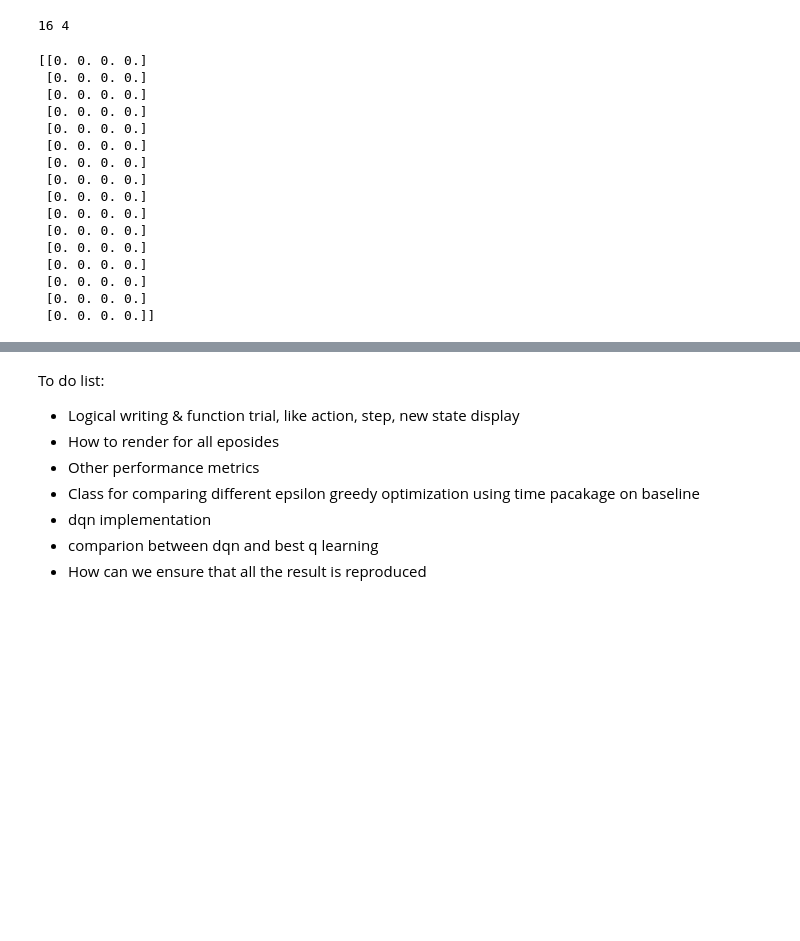
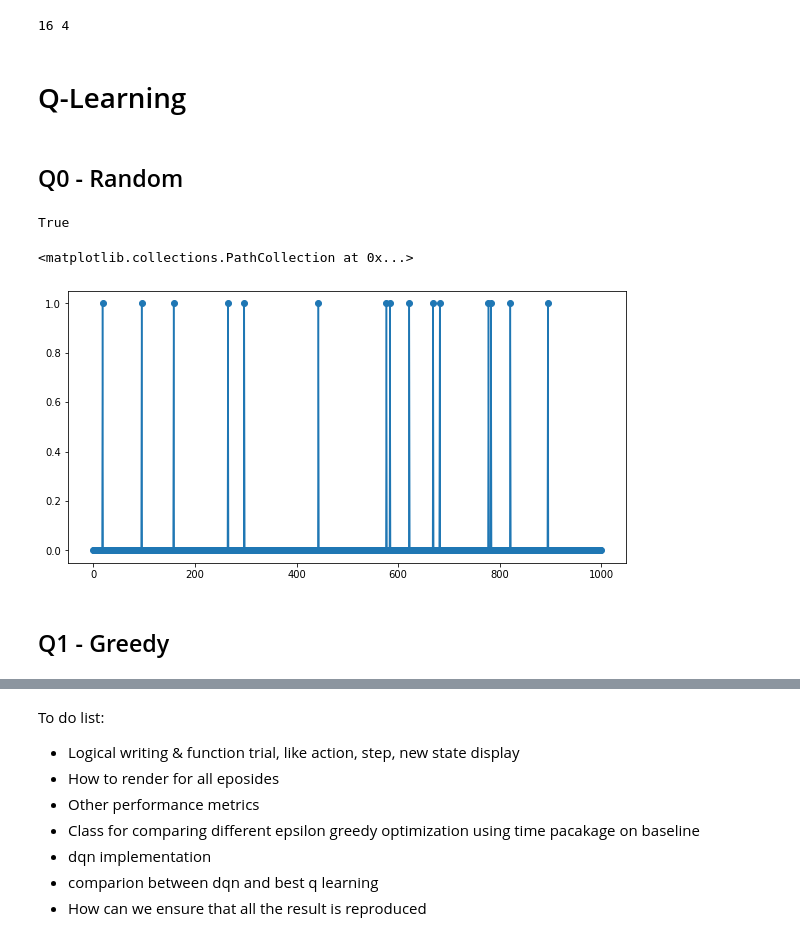
Before and after one commit to yanmingl/RL-Frozen-Leak, a Jupyter notebook: Frozen_Lake.ipynb, the cells around one changed output, grey strips where cells are left out. Saved outputs shown, nothing was run; the diff lists cells and outputs as text; code cells hidden in the pictures; blank space fills up the shorter version.

Commit message:
Q learning - Q0, Q1, Q2, Q3

```diff
--- a/Frozen_Lake.ipynb
+++ b/Frozen_Lake.ipynb
@@ -39,24 +45,51 @@ print(n_ob, n_act)
 # env.render()
 # %% [output]
 16 4
-# %%
-q = np.zeros((n_ob, n_act))
-print(q)
-# %% [output]
-[[0. 0. 0. 0.]
- [0. 0. 0. 0.]
- [0. 0. 0. 0.]
- [0. 0. 0. 0.]
- [0. 0. 0. 0.]
- [0. 0. 0. 0.]
- [0. 0. 0. 0.]
- [0. 0. 0. 0.]
- [0. 0. 0. 0.]
- [0. 0. 0. 0.]
- [0. 0. 0. 0.]
- [0. 0. 0. 0.]
- [0. 0. 0. 0.]
- [0. 0. 0. 0.]
- [0. 0. 0. 0.]
- [0. 0. 0. 0.]]
+# %% [markdown]
+# Q-Learning
+# %% [markdown]
+## Q0 - Random
+# %%
+plt.rcParams["figure.figsize"] = (10,5)
+plt.rcParams.update({'font.size': 10})
+# %%
+# Initialize Q-table
+q = np.zeros((n_ob, n_act))
+
+# Parameters
+n_eps = 1000
+alpha = .5
+lambda_ = .9
+n0_success = 0
+result = []
+result_arr_0 = []
+
+# Training - Update Q values
+for eps in range(n_eps):
+  s = env.reset()
+  done = False
+  result.append('Failure')
+  result_arr_0.append(0)
+
+  while not done:
+
+    a = env.action_space.sample()
+
+    n_s, reward, done, info = env.step(a)
+
+    if reward:
+      n0_success += 1
+      result[-1] = 'Success'
+      result_arr_0[-1] = reward
+      break
+# %%
+plt.plot(result_arr_0)
+print(np.sum(result_arr_0) == n0_success)
+plt.scatter(range(n_eps),result_arr_0)
+# %% [output]
+True
+<matplotlib.collections.PathCollection at 0x...>
+[figure, added]
+# %% [markdown]
+## Q1 - Greedy
 # %%
```
Also changed, not shown: parts of 17 cells of this notebook.
